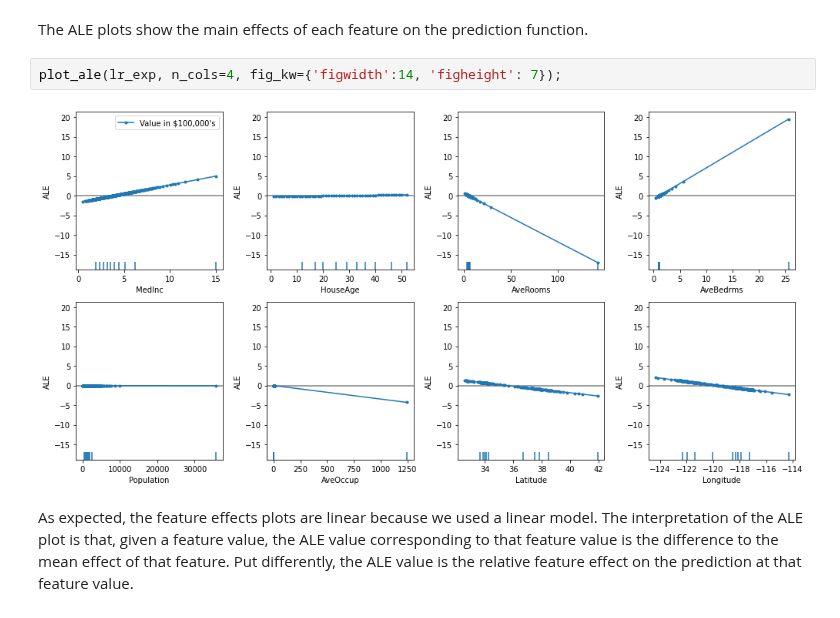
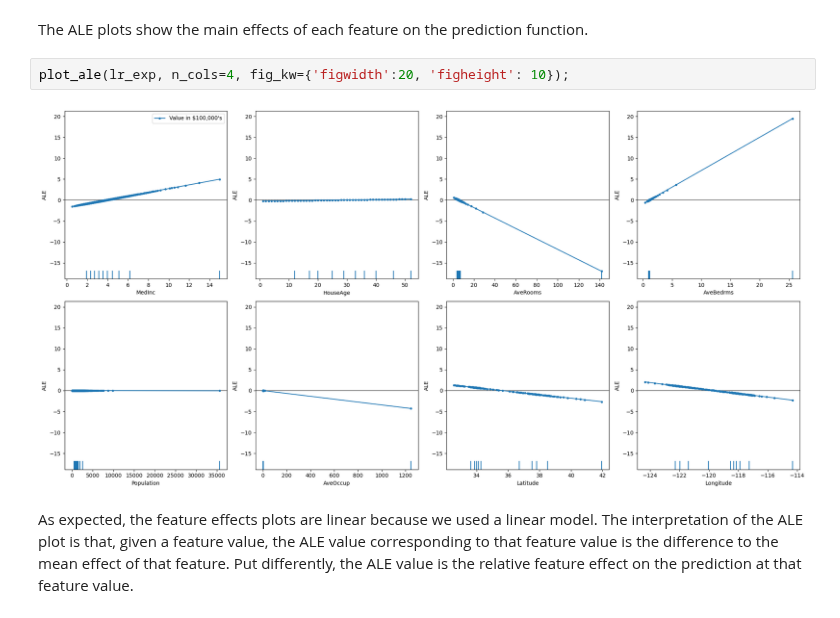
Before and after one commit to SeldonIO/alibi, a Jupyter notebook: doc/source/examples/ale_regression_california.ipynb, the cells around one changed output. Drawn from its saved outputs; the diff is of its cells as text.

```diff
--- a/doc/source/examples/ale_regression_california.ipynb
+++ b/doc/source/examples/ale_regression_california.ipynb
@@ -125,9 +125,9 @@ The resulting `Explanation` objects contain the ALE's for each feature under the
 # %% [markdown]
 The ALE plots show the main effects of each feature on the prediction function.
 # %%
-plot_ale(lr_exp, n_cols=4, fig_kw={'figwidth':14, 'figheight': 7});
+plot_ale(lr_exp, n_cols=4, fig_kw={'figwidth':20, 'figheight': 10});
 # %% [output]
-[figure, old version]
+[figure, new version]
 # %% [markdown]
 As expected, the feature effects plots are linear because we used a linear model. The interpretation of the ALE plot is that, given a feature value, the ALE value corresponding to that feature value is the difference to the mean effect of that feature. Put differently, the ALE value is the relative feature effect on the prediction at that feature value.
 # %% [markdown]
```
Also changed, not shown: parts of 2 cells of this notebook.
